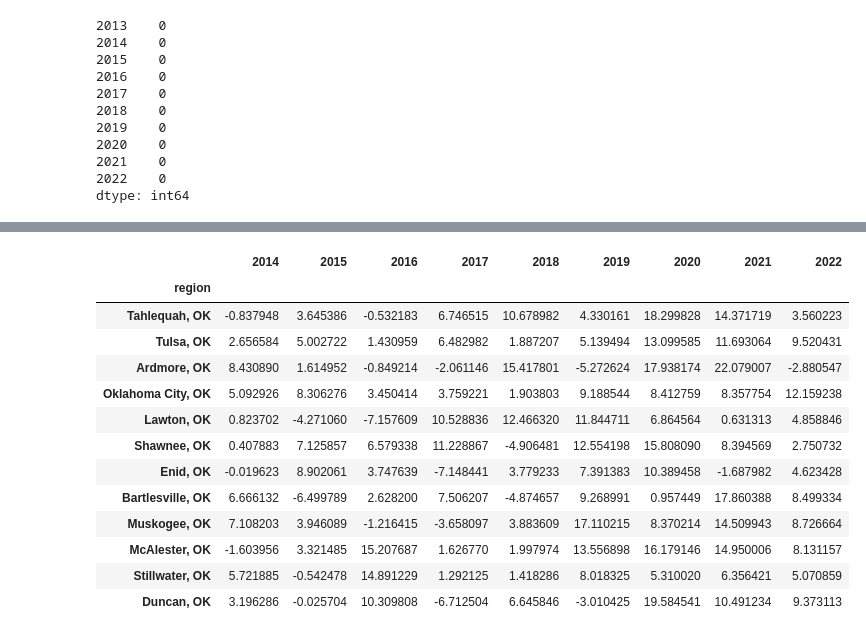
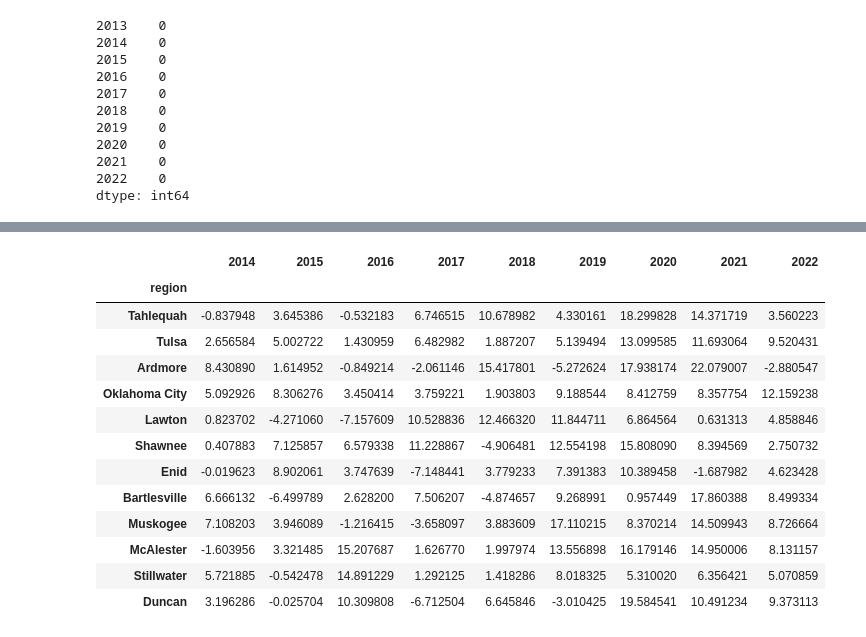
Before and after one commit to ramkumarpj/project-one, a Jupyter notebook: code/HomeSales_InterestRate_Analysis.ipynb, the cells around one changed output, grey strips where cells are left out. Saved outputs shown, nothing was run; the diff lists cells and outputs as text; code cells hidden in the pictures.

```diff
--- a/code/HomeSales_InterestRate_Analysis.ipynb
+++ b/code/HomeSales_InterestRate_Analysis.ipynb
@@ -173,3 +172,6 @@ dfValue.head()
 | 402 | SSAM | 394564 | 2022-06-30 | 153667.0 | metro | Elk City, OK | OK |
 | 403 | SSAM | 394564 | 2022-05-31 | 160000.0 | metro | Elk City, OK | OK |
 | 404 | SSAM | 394564 | 2023-02-28 | 162125.0 | metro | Elk City, OK | OK |
+# %%
+dfValue['region']=dfValue['region'].str.split(',',n=1,expand=True)[0].str.strip(' ')
+dfValue.head()
@@ -376,11 +384,11 @@ median_sales_by_metro
 # %%
-median_sales_diff_by_zip = pd.DataFrame(median_sales_by_metro.index)
+median_sales_diff_by_metro = pd.DataFrame(median_sales_by_metro.index)
 
-median_sales_diff_by_zip = median_sales_diff_by_zip.rename(columns= {0 : 'region'})
+median_sales_diff_by_metro = median_sales_diff_by_metro.rename(columns= {0 : 'region'})
 
-median_sales_diff_by_zip = median_sales_diff_by_zip.set_index('region')
+median_sales_diff_by_metro = median_sales_diff_by_metro.set_index('region')
 
-median_sales_diff_by_zip
+median_sales_diff_by_metro
 # %% [output]
 |  |
 | region |
@@ -399,23 +407,23 @@ median_sales_diff_by_zip
 # %%
 start_year = 2014
 end_year = 2023
 for i in range(2014, 2023):
-    median_sales_diff_by_zip[i] = ((median_sales_by_metro[i] - median_sales_by_metro[i -1]) / median_sales_by_metro[i-1]) * 100
+    median_sales_diff_by_metro[i] = ((median_sales_by_metro[i] - median_sales_by_metro[i -1]) / median_sales_by_metro[i-1]) * 100
 
-median_sales_diff_by_zip
+median_sales_diff_by_metro
 # %% [output]
 |  | 2014 | 2015 | 2016 | 2017 | 2018 | 2019 | 2020 | 2021 | 2022 |
 | region |  |  |  |  |  |  |  |  |  |
-| Tahlequah, OK | -0.837948 | 3.645386 | -0.532183 | 6.746515 | 10.678982 | 4.330161 | 18.299828 | 14.371719 | 3.560223 |
-| Tulsa, OK | 2.656584 | 5.002722 | 1.430959 | 6.482982 | 1.887207 | 5.139494 | 13.099585 | 11.693064 | 9.520431 |
-| Ardmore, OK | 8.430890 | 1.614952 | -0.849214 | -2.061146 | 15.417801 | -5.272624 | 17.938174 | 22.079007 | -2.880547 |
-| Oklahoma City, OK | 5.092926 | 8.306276 | 3.450414 | 3.759221 | 1.903803 | 9.188544 | 8.412759 | 8.357754 | 12.159238 |
-| Lawton, OK | 0.823702 | -4.271060 | -7.157609 | 10.528836 | 12.466320 | 11.844711 | 6.864564 | 0.631313 | 4.858846 |
-| Shawnee, OK | 0.407883 | 7.125857 | 6.579338 | 11.228867 | -4.906481 | 12.554198 | 15.808090 | 8.394569 | 2.750732 |
-| Enid, OK | -0.019623 | 8.902061 | 3.747639 | -7.148441 | 3.779233 | 7.391383 | 10.389458 | -1.687982 | 4.623428 |
-| Bartlesville, OK | 6.666132 | -6.499789 | 2.628200 | 7.506207 | -4.874657 | 9.268991 | 0.957449 | 17.860388 | 8.499334 |
-| Muskogee, OK | 7.108203 | 3.946089 | -1.216415 | -3.658097 | 3.883609 | 17.110215 | 8.370214 | 14.509943 | 8.726664 |
-| McAlester, OK | -1.603956 | 3.321485 | 15.207687 | 1.626770 | 1.997974 | 13.556898 | 16.179146 | 14.950006 | 8.131157 |
-| Stillwater, OK | 5.721885 | -0.542478 | 14.891229 | 1.292125 | 1.418286 | 8.018325 | 5.310020 | 6.356421 | 5.070859 |
-| Duncan, OK | 3.196286 | -0.025704 | 10.309808 | -6.712504 | 6.645846 | -3.010425 | 19.584541 | 10.491234 | 9.373113 |
+| Tahlequah | -0.837948 | 3.645386 | -0.532183 | 6.746515 | 10.678982 | 4.330161 | 18.299828 | 14.371719 | 3.560223 |
+| Tulsa | 2.656584 | 5.002722 | 1.430959 | 6.482982 | 1.887207 | 5.139494 | 13.099585 | 11.693064 | 9.520431 |
+| Ardmore | 8.430890 | 1.614952 | -0.849214 | -2.061146 | 15.417801 | -5.272624 | 17.938174 | 22.079007 | -2.880547 |
+| Oklahoma City | 5.092926 | 8.306276 | 3.450414 | 3.759221 | 1.903803 | 9.188544 | 8.412759 | 8.357754 | 12.159238 |
+| Lawton | 0.823702 | -4.271060 | -7.157609 | 10.528836 | 12.466320 | 11.844711 | 6.864564 | 0.631313 | 4.858846 |
+| Shawnee | 0.407883 | 7.125857 | 6.579338 | 11.228867 | -4.906481 | 12.554198 | 15.808090 | 8.394569 | 2.750732 |
+| Enid | -0.019623 | 8.902061 | 3.747639 | -7.148441 | 3.779233 | 7.391383 | 10.389458 | -1.687982 | 4.623428 |
+| Bartlesville | 6.666132 | -6.499789 | 2.628200 | 7.506207 | -4.874657 | 9.268991 | 0.957449 | 17.860388 | 8.499334 |
+| Muskogee | 7.108203 | 3.946089 | -1.216415 | -3.658097 | 3.883609 | 17.110215 | 8.370214 | 14.509943 | 8.726664 |
+| McAlester | -1.603956 | 3.321485 | 15.207687 | 1.626770 | 1.997974 | 13.556898 | 16.179146 | 14.950006 | 8.131157 |
+| Stillwater | 5.721885 | -0.542478 | 14.891229 | 1.292125 | 1.418286 | 8.018325 | 5.310020 | 6.356421 | 5.070859 |
+| Duncan | 3.196286 | -0.025704 | 10.309808 | -6.712504 | 6.645846 | -3.010425 | 19.584541 | 10.491234 | 9.373113 |
 # %%
```
Also changed, not shown: parts of 22 cells of this notebook.
